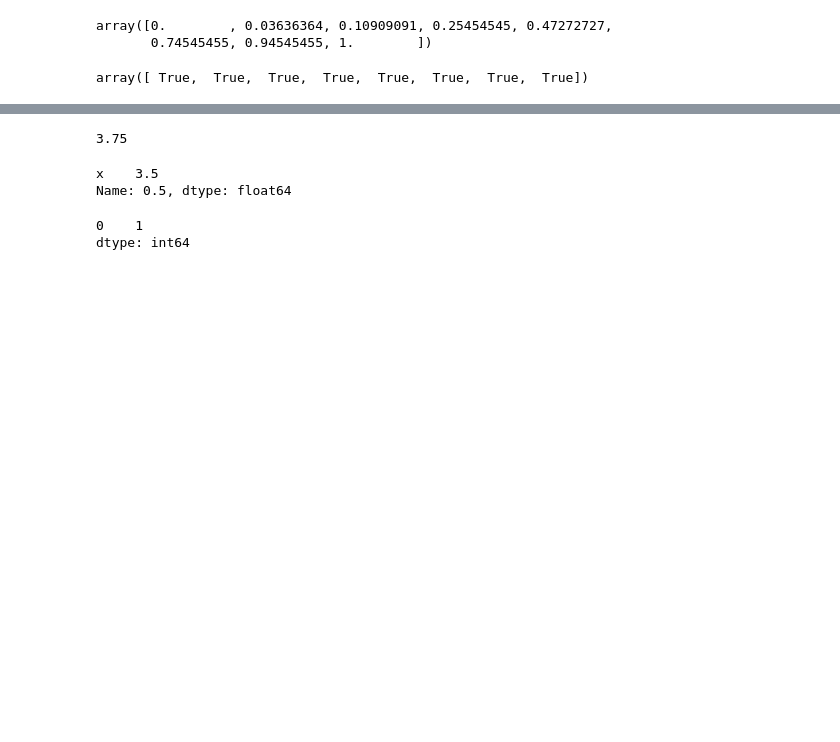
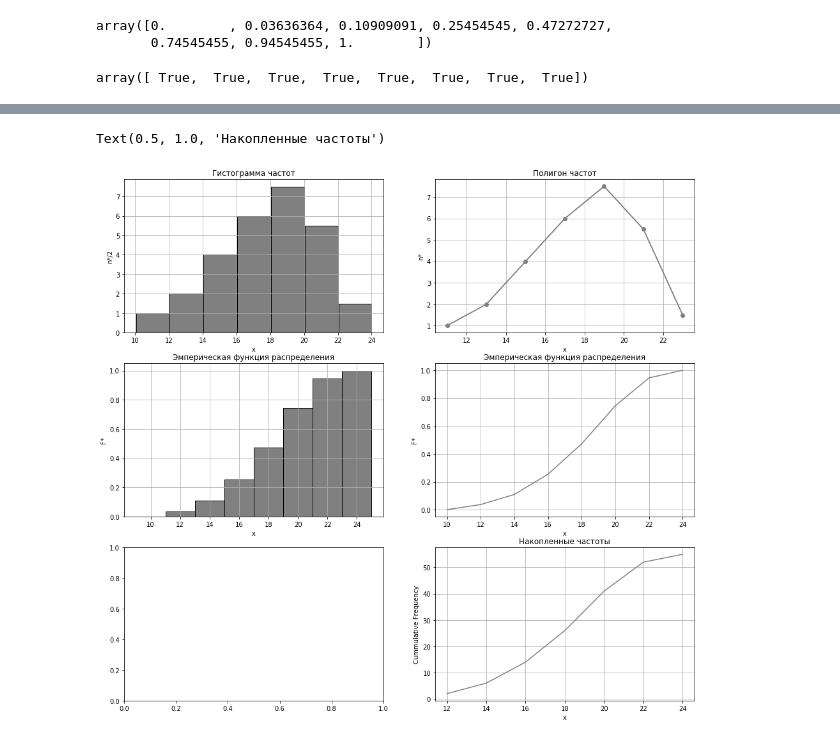
Before and after one commit to Alek-dr/Math4DS, a Jupyter notebook: Statistic/Ch_1/Examples.ipynb, the cells around one changed output, grey strips where cells are left out. Cells and saved outputs as stored; diff of their text form; code cells hidden in the pictures; blank space fills up the shorter version.

```diff
--- a/Statistic/Ch_1/Examples.ipynb
+++ b/Statistic/Ch_1/Examples.ipynb
@@ -329,17 +229,37 @@ df = pd.DataFrame(Arr, columns=['x'])
-# %%
-# Среднее значение
-df.x.mean()
-# %% [output]
-3.75
-# %%
-# Медиана также равно 0.5 квантилю
-df.quantile(0.5)
-# %% [output]
-x    3.5
-Name: 0.5, dtype: float64
-# %%
-# Мода
-df.x.mode()
-# %% [output]
-0    1
-dtype: int64
+# %%
+fig, axes = plt.subplots(3,2, figsize=(16,15))
+x = np.arange(start+b,end+b,b)
+axes[0,0].bar(x=x, height=T.Freq/b, width=-1.96, linewidth=1, color='grey', edgecolor='black',align='edge')
+axes[0,0].grid(True)
+axes[0,0].set_xlabel("x")
+axes[0,0].set_ylabel("n*/2")
+axes[0,0].set_title("Гистограмма частот")
+
+axes[0,1].grid(True)
+axes[0,1].plot(T.Mid_points, T.Freq/b, color='grey')
+axes[0,1].plot(T.Mid_points, T.Freq/b, marker='o', color='grey', markersize=6)
+axes[0,1].set_xlabel("x")
+axes[0,1].set_ylabel("n*")
+axes[0,1].set_title("Полигон частот")
+
+x = np.arange(start,end+b,b)
+axes[1,0].bar(x=x, height=F, width=-2, color='grey', edgecolor='black',align='center')
+axes[1,0].grid(True)
+axes[1,0].set_xlabel("x")
+axes[1,0].set_ylabel("F*")
+axes[1,0].set_title("Эмперическая функция распределения")
+
+axes[1,1].plot(x,F, color='grey')
+axes[1,1].grid(True)
+axes[1,1].set_xlabel("x")
+axes[1,1].set_ylabel("F*")
+axes[1,1].set_title("Эмперическая функция распределения")
+
+axes[2,1].plot([x.right for x in T.index], T.Cum_freq, color='grey')
+axes[2,1].grid(True)
+axes[2,1].set_xlabel("x")
+axes[2,1].set_ylabel("Cummulative Frequency")
+axes[2,1].set_title("Накопленные частоты")
+# %% [output]
+Text(0.5, 1.0, 'Накопленные частоты')
+[figure, added]
```
Also changed, not shown: parts of 47 cells of this notebook.
